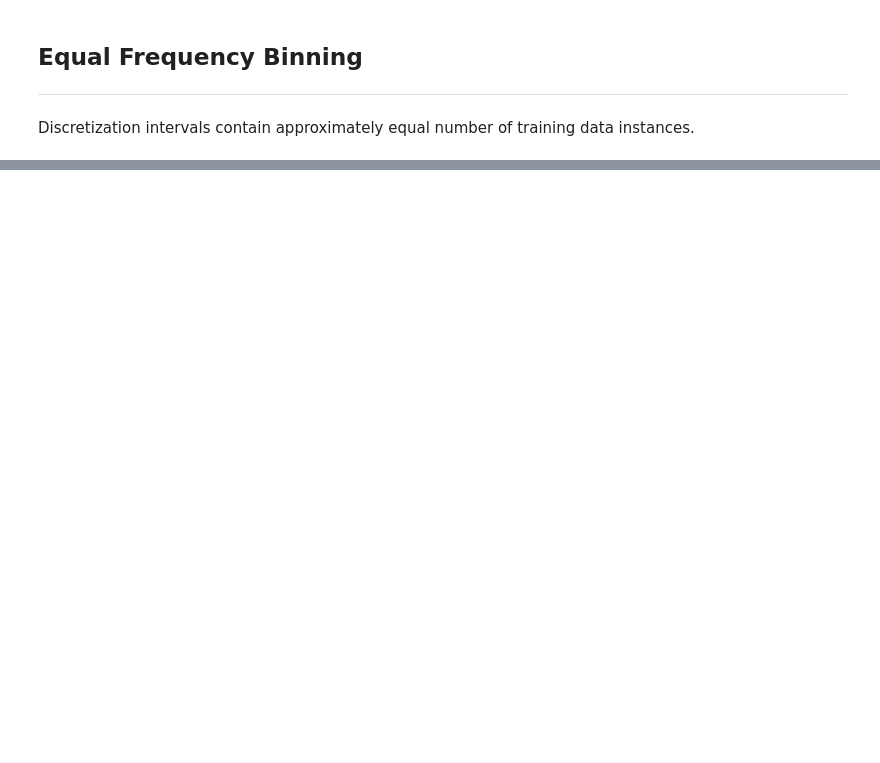
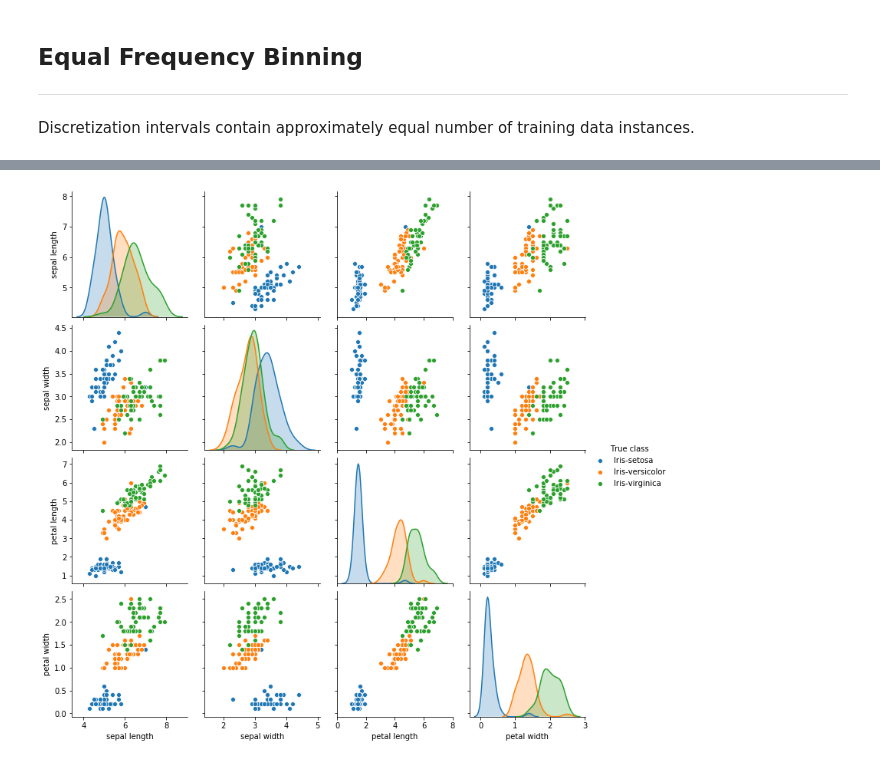
Before and after one commit to iamshnoo/6th_sem, a Jupyter notebook: DataMining/Assignment_2/Discretisation.ipynb, the cells around one changed output, grey strips where cells are left out. Drawn from its saved outputs; the diff is of its cells as text; code cells hidden in the pictures; blank space fills up the shorter version.

```diff
--- a/DataMining/Assignment_2/Discretisation.ipynb
+++ b/DataMining/Assignment_2/Discretisation.ipynb
@@ -47,0 +414,4 @@ print(frequencies)
+# %%
+Iris.pair_plot_true(model, clusters)
+# %% [output]
+[figure, added]
```
Also changed, not shown: parts of 12 cells of this notebook, 1 other file.
